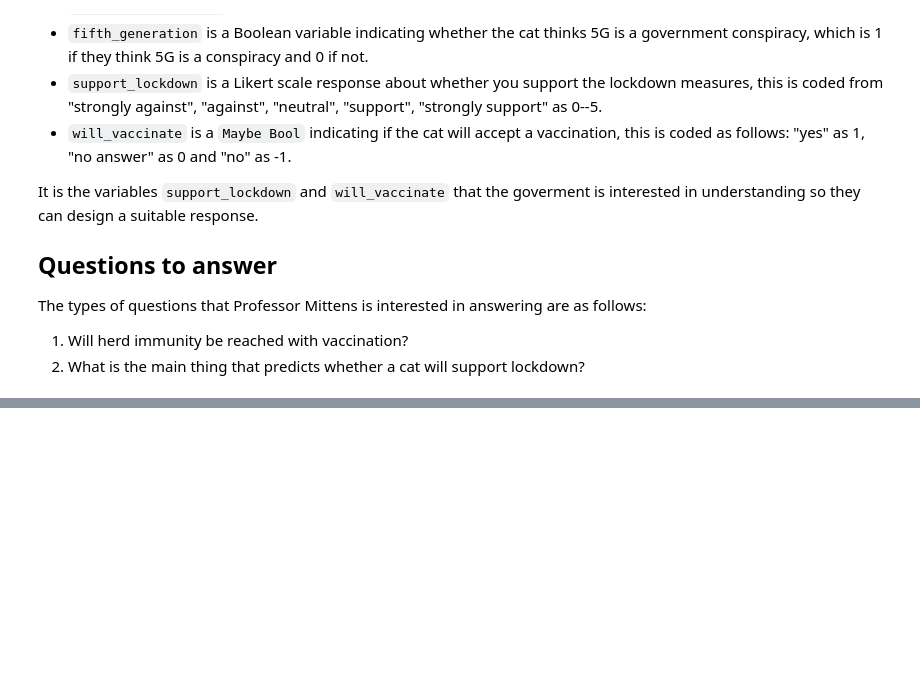
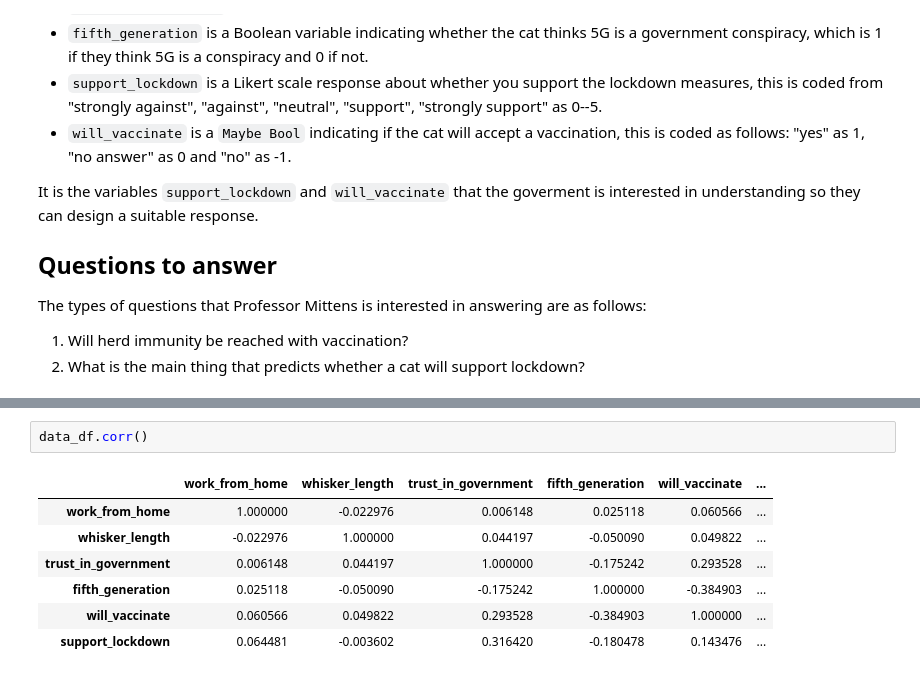
Before and after one commit to aezarebski/aas-extended-examples, a Jupyter notebook: example-3/example-3-answers.ipynb, the cells around one changed output, grey strips where cells are left out. Cells and saved outputs as stored; diff of their text form; blank space fills up the shorter version.

```diff
--- a/example-3/example-3-answers.ipynb
+++ b/example-3/example-3-answers.ipynb
@@ -38,0 +72,10 @@ from functools import reduce
+# %%
+data_df.corr()
+# %% [output]
+|  | work_from_home | whisker_length | trust_in_government | fifth_generation | will_vaccinate | ... |
+| work_from_home | 1.000000 | -0.022976 | 0.006148 | 0.025118 | 0.060566 | ... |
+| whisker_length | -0.022976 | 1.000000 | 0.044197 | -0.050090 | 0.049822 | ... |
+| trust_in_government | 0.006148 | 0.044197 | 1.000000 | -0.175242 | 0.293528 | ... |
+| fifth_generation | 0.025118 | -0.050090 | -0.175242 | 1.000000 | -0.384903 | ... |
+| will_vaccinate | 0.060566 | 0.049822 | 0.293528 | -0.384903 | 1.000000 | ... |
+| support_lockdown | 0.064481 | -0.003602 | 0.316420 | -0.180478 | 0.143476 | ... |
```
Also changed, not shown: parts of 12 cells of this notebook.
